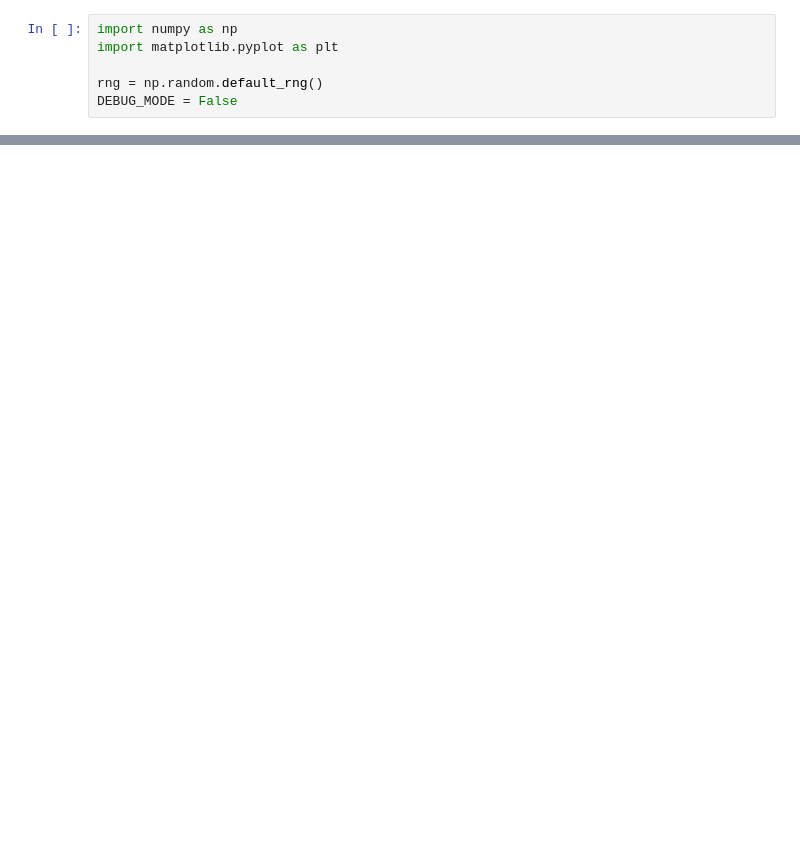
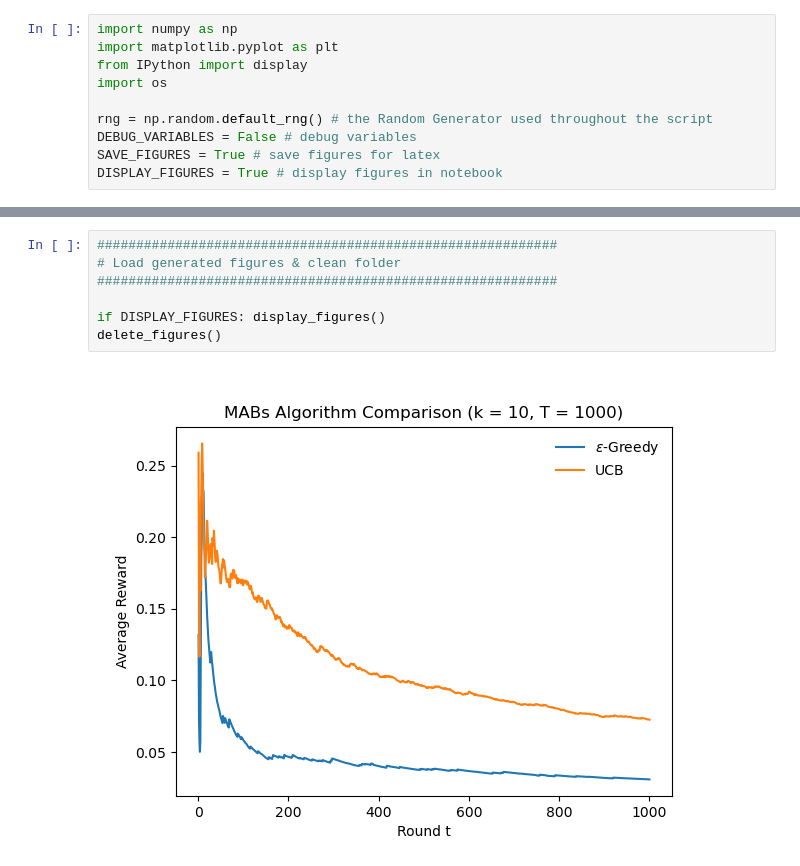
Before and after one commit to padoura/comp423_reinforcement_learning_and_dynamic_optimization, a Jupyter notebook: assignment1/python/assignment1.ipynb, the cells around one changed output, grey strips where cells are left out. Drawn from its saved outputs; the diff is of its cells as text; blank space fills up the shorter version.

Commit message:
refactor (python): Created utility class Figure, decoupled storing from displaying figures, minor improvements for class MAB

```diff
--- a/assignment1/python/assignment1.ipynb
+++ b/assignment1/python/assignment1.ipynb
@@ -1,6 +1,10 @@
 # %%
 import numpy as np
 import matplotlib.pyplot as plt
+from IPython import display
+import os
 
-rng = np.random.default_rng()
-DEBUG_MODE = False
+rng = np.random.default_rng() # the Random Generator used throughout the script
+DEBUG_VARIABLES = False # debug variables
+SAVE_FIGURES = True # save figures for latex
+DISPLAY_FIGURES = True # display figures in notebook
@@ -200,0 +221,9 @@ plt.show
+# %%
+###########################################################
+# Load generated figures & clean folder
+###########################################################
+
+if DISPLAY_FIGURES: display_figures()
+delete_figures()
+# %% [output]
+[figure, added]
```
Also changed, not shown: parts of 8 cells of this notebook.
